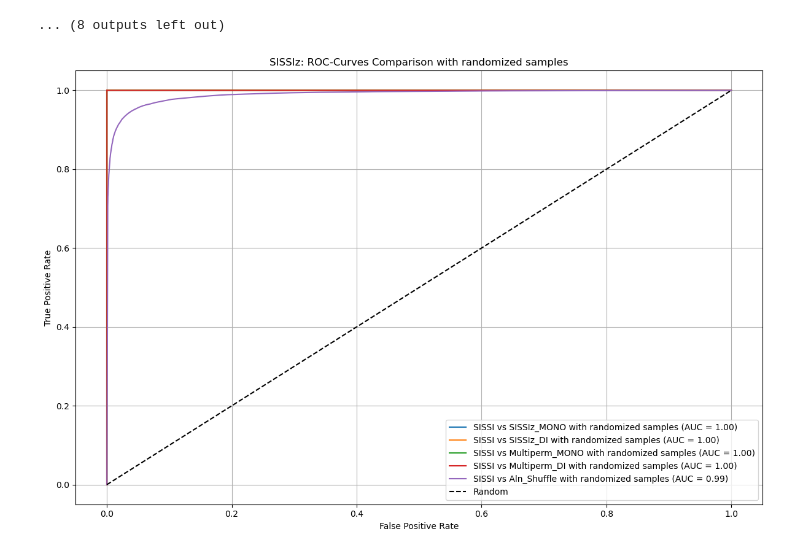
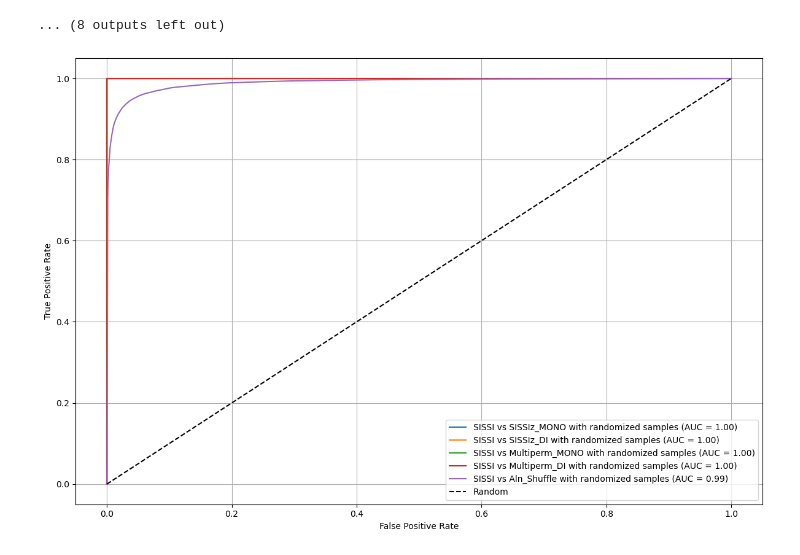
Before and after one commit to Faragas91/Masterarbeit, a Jupyter notebook: 2.Versuch/Scripts/for_generated_Data/ROC-Curve_SISSIz.ipynb, the cells around one changed output. Saved outputs shown, nothing was run; the diff lists cells and outputs as text; code cells hidden in the pictures.

```diff
--- a/2.Versuch/Scripts/for_generated_Data/ROC-Curve_SISSIz.ipynb
+++ b/2.Versuch/Scripts/for_generated_Data/ROC-Curve_SISSIz.ipynb
@@ -185,27 +185,27 @@ weighted avg       1.00      1.00      1.00    200000
 # %%
 import matplotlib.pyplot as plt
 from sklearn.metrics import roc_curve, auc
 import os
 
 save_path= "/mnt/bernhard/Masterarbeit/2.Versuch/Plots/Randomized/SISSIz/"
 plt.figure(figsize=(12, 8))
 
 for entry in all_roc_data:
     fpr, tpr, _ = roc_curve(entry['y_true'], entry['y_proba'])
     roc_auc = auc(fpr, tpr)
     plt.plot(fpr, tpr, label=f"{entry['label']} (AUC = {roc_auc:.2f})")
 
 plt.plot([0, 1], [0, 1], 'k--', label='Random')
 
 plt.xlabel("False Positive Rate")
 plt.ylabel("True Positive Rate")
-plt.title("SISSIz: ROC-Curves Comparison with randomized samples")
+# plt.title("SISSIz: ROC-Curves Comparison with randomized samples")
 plt.legend(loc="lower right")
 plt.grid(True)
 plt.tight_layout()
 if save_path:
         filename = os.path.join(save_path, f"SISSIz: ROC-Curve All with randomized samples.png")
         plt.savefig(filename, dpi=300, bbox_inches='tight')
 plt.show()
 # %% [output]
-[figure, old version]
+[figure, new version]
```
Also changed, not shown: 5 other files.
